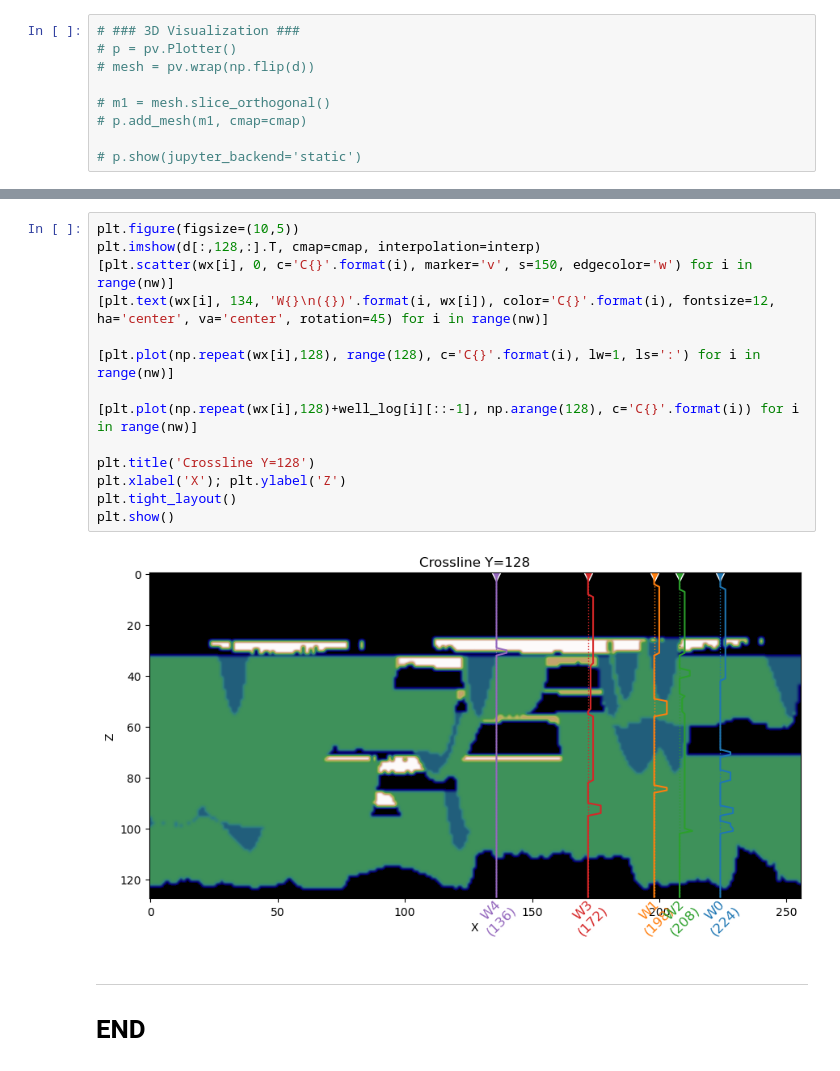
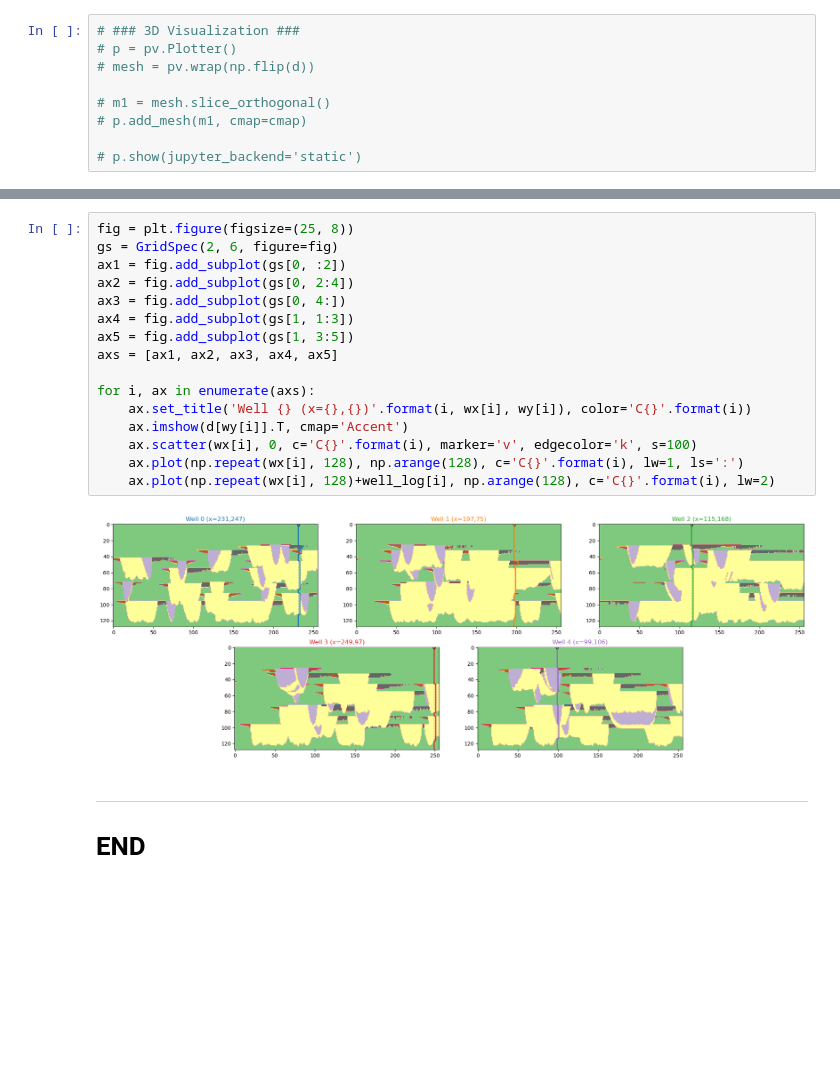
Before and after one commit to misaelmmorales/Geo-Uncertainty-Well-Log-Correlation, a Jupyter notebook: eda.ipynb, the cells around one changed output, grey strips where cells are left out. Drawn from its saved outputs; the diff is of its cells as text; blank space fills up the shorter version.

```diff
--- a/eda.ipynb
+++ b/eda.ipynb
@@ -89,19 +90,21 @@ plt.show()
-# %%
-plt.figure(figsize=(10,5))
-plt.imshow(d[:,128,:].T, cmap=cmap, interpolation=interp)
-[plt.scatter(wx[i], 0, c='C{}'.format(i), marker='v', s=150, edgecolor='w') for i in range(nw)]
-[plt.text(wx[i], 134, 'W{}\n({})'.format(i, wx[i]), color='C{}'.format(i), fontsize=12, ha='center', va='center', rotation=45) for i in range(nw)]
-
-[plt.plot(np.repeat(wx[i],128), range(128), c='C{}'.format(i), lw=1, ls=':') for i in range(nw)]
-
-[plt.plot(np.repeat(wx[i],128)+well_log[i][::-1], np.arange(128), c='C{}'.format(i)) for i in range(nw)]
-
-plt.title('Crossline Y=128')
-plt.xlabel('X'); plt.ylabel('Z')
-plt.tight_layout()
-plt.show()
-# %% [output]
-[figure, removed]
+# %%
+fig = plt.figure(figsize=(25, 8))
+gs = GridSpec(2, 6, figure=fig)
+ax1 = fig.add_subplot(gs[0, :2])
+ax2 = fig.add_subplot(gs[0, 2:4])
+ax3 = fig.add_subplot(gs[0, 4:])
+ax4 = fig.add_subplot(gs[1, 1:3])
+ax5 = fig.add_subplot(gs[1, 3:5])
+axs = [ax1, ax2, ax3, ax4, ax5]
+
+for i, ax in enumerate(axs):
+    ax.set_title('Well {} (x={},{})'.format(i, wx[i], wy[i]), color='C{}'.format(i))
+    ax.imshow(d[wy[i]].T, cmap='Accent')
+    ax.scatter(wx[i], 0, c='C{}'.format(i), marker='v', edgecolor='k', s=100)
+    ax.plot(np.repeat(wx[i], 128), np.arange(128), c='C{}'.format(i), lw=1, ls=':')
+    ax.plot(np.repeat(wx[i], 128)+well_log[i], np.arange(128), c='C{}'.format(i), lw=2)
+# %% [output]
+[figure, added]
 # %% [markdown]
 ***
 # END
```
Also changed, not shown: parts of 4 cells of this notebook.
